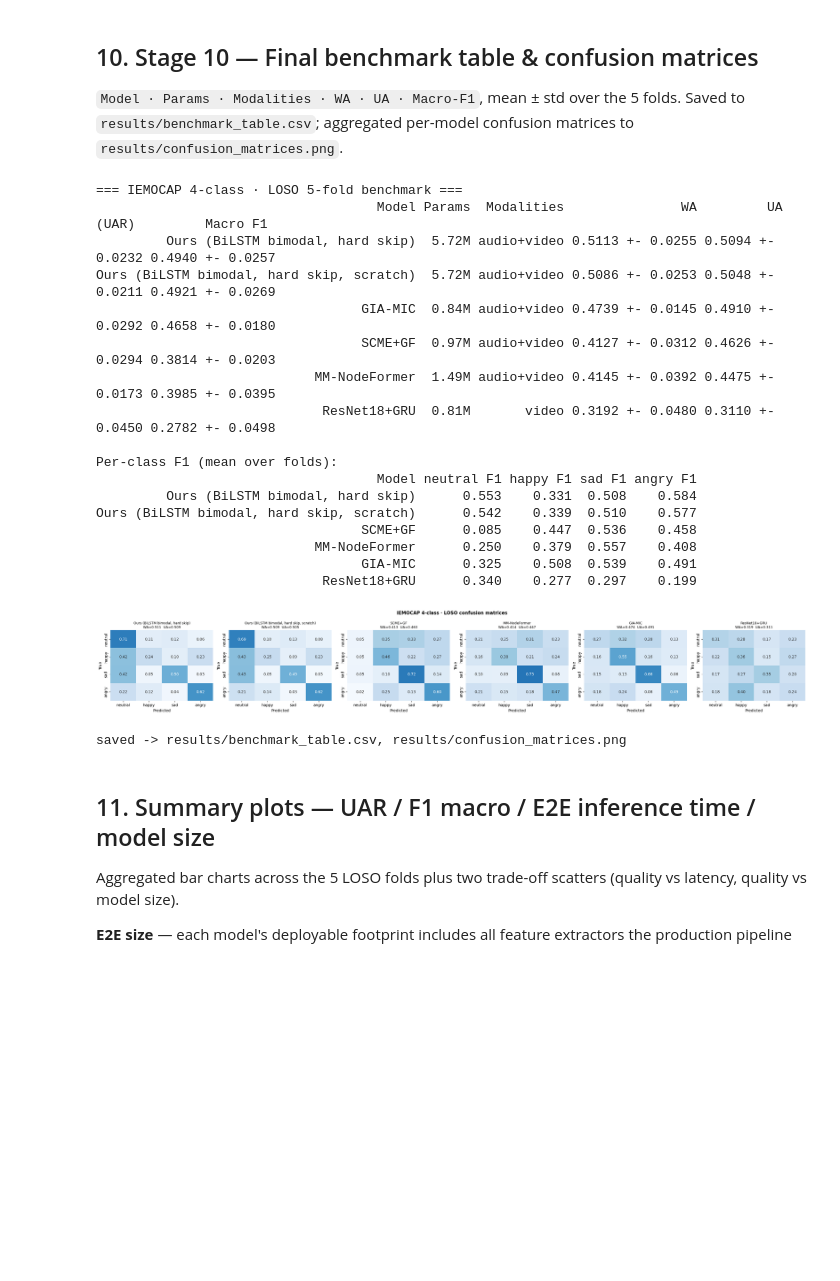
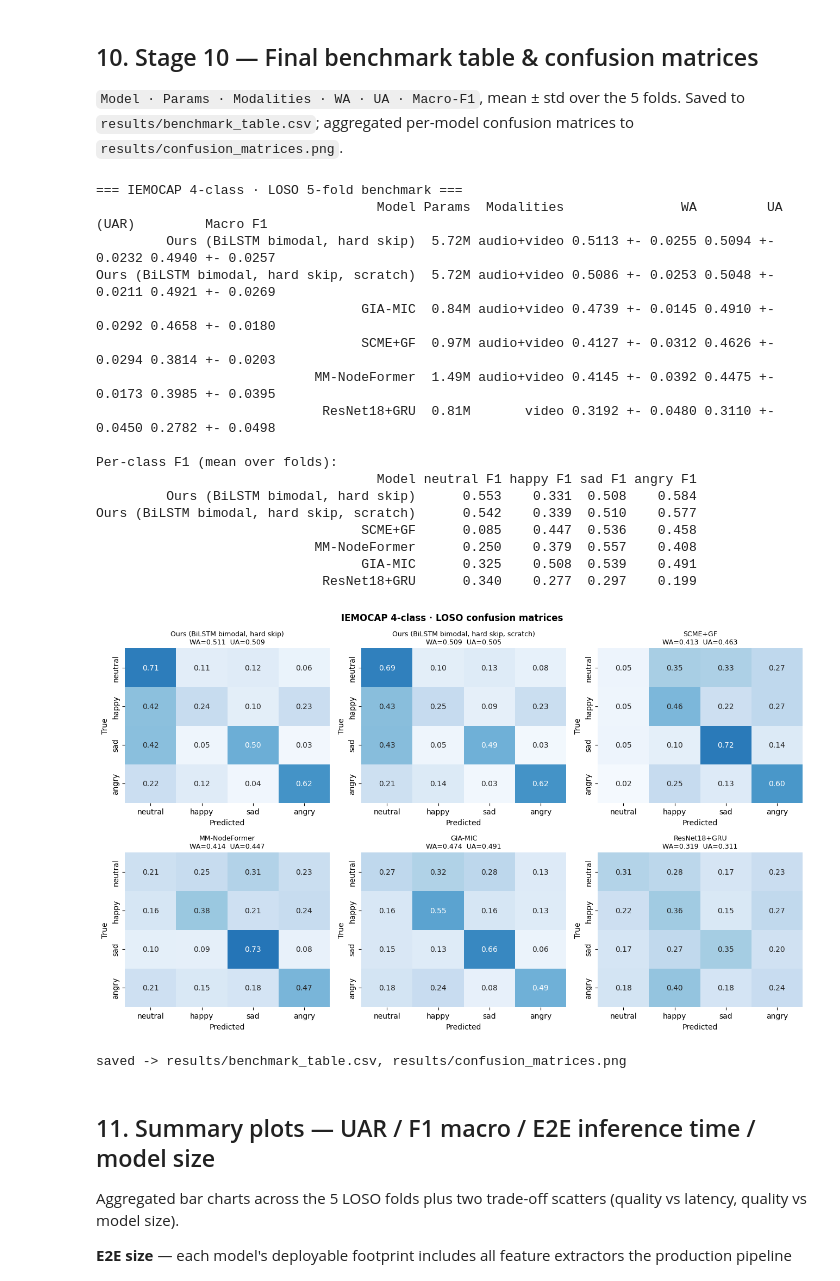
Before and after one commit to Kaparya/Classification-of-Facial-Expressions, a Jupyter notebook: notebooks/iemocap_benchmark_4class.ipynb, the cells around one changed output. Drawn from its saved outputs; the diff is of its cells as text; code cells hidden in the pictures; blank space fills up the shorter version.

Commit message:
Update confusion matrices graph

```diff
--- a/notebooks/iemocap_benchmark_4class.ipynb
+++ b/notebooks/iemocap_benchmark_4class.ipynb
@@ -1475,8 +1475,11 @@ print(pd.DataFrame(pc_rows).to_string(index=False))
 
 # --- aggregated confusion matrices ------------------------------------
 n = len(summaries)
-fig, axes = plt.subplots(1, n, figsize=(4.4 * n, 4))
-for ax, name in zip(np.atleast_1d(axes), summaries):
+ncols = 3
+nrows = math.ceil(n / ncols)
+fig, axes = plt.subplots(nrows, ncols, figsize=(4.4 * ncols, 4 * nrows))
+axes_flat = np.atleast_1d(axes).flatten()
+for ax, name in zip(axes_flat, summaries):
     mdir = RESULTS_DIR / slug(name)
     cm = np.zeros((N_CLS, N_CLS))
     for k in range(1, 6):
@@ -1485,34 +1488,36 @@ for ax, name in zip(np.atleast_1d(axes), summaries):
             cm += np.array(json.load(open(fp))["confusion"])
     cmn = cm / cm.sum(1, keepdims=True).clip(min=1)
     sns.heatmap(cmn, annot=True, fmt=".2f", cmap="Blues", vmin=0, vmax=1,
                 xticklabels=LABELS_4, yticklabels=LABELS_4, cbar=False, ax=ax)
     s = summaries[name]
     ax.set_title(f"{name}\nWA={s['wa'][0]:.3f}  UA={s['ua'][0]:.3f}", fontsize=9)
     ax.set_xlabel("Predicted"); ax.set_ylabel("True")
+for ax in axes_flat[len(summaries):]:
+    ax.axis("off")
 plt.suptitle("IEMOCAP 4-class · LOSO confusion matrices", fontweight="bold")
 plt.tight_layout()
 plt.savefig(RESULTS_DIR / "confusion_matrices.png", dpi=120, bbox_inches="tight")
 plt.show()
 print("\nsaved -> results/benchmark_table.csv, results/confusion_matrices.png")
 # %% [output]
 === IEMOCAP 4-class · LOSO 5-fold benchmark ===
                                     Model Params  Modalities               WA         UA (UAR)         Macro F1
          Ours (BiLSTM bimodal, hard skip)  5.72M audio+video 0.5113 +- 0.0255 0.5094 +- 0.0232 0.4940 +- 0.0257
 Ours (BiLSTM bimodal, hard skip, scratch)  5.72M audio+video 0.5086 +- 0.0253 0.5048 +- 0.0211 0.4921 +- 0.0269
                                   GIA-MIC  0.84M audio+video 0.4739 +- 0.0145 0.4910 +- 0.0292 0.4658 +- 0.0180
                                   SCME+GF  0.97M audio+video 0.4127 +- 0.0312 0.4626 +- 0.0294 0.3814 +- 0.0203
                             MM-NodeFormer  1.49M audio+video 0.4145 +- 0.0392 0.4475 +- 0.0173 0.3985 +- 0.0395
                              ResNet18+GRU  0.81M       video 0.3192 +- 0.0480 0.3110 +- 0.0450 0.2782 +- 0.0498
 
 Per-class F1 (mean over folds):
                                     Model neutral F1 happy F1 sad F1 angry F1
          Ours (BiLSTM bimodal, hard skip)      0.553    0.331  0.508    0.584
 Ours (BiLSTM bimodal, hard skip, scratch)      0.542    0.339  0.510    0.577
                                   SCME+GF      0.085    0.447  0.536    0.458
                             MM-NodeFormer      0.250    0.379  0.557    0.408
                                   GIA-MIC      0.325    0.508  0.539    0.491
                              ResNet18+GRU      0.340    0.277  0.297    0.199
-[figure, old version]
+[figure, new version]
 saved -> results/benchmark_table.csv, results/confusion_matrices.png
 # %% [markdown]
 ## 11. Summary plots — UAR / F1 macro / E2E inference time / model size
```
Also changed, not shown: 3 other files.
